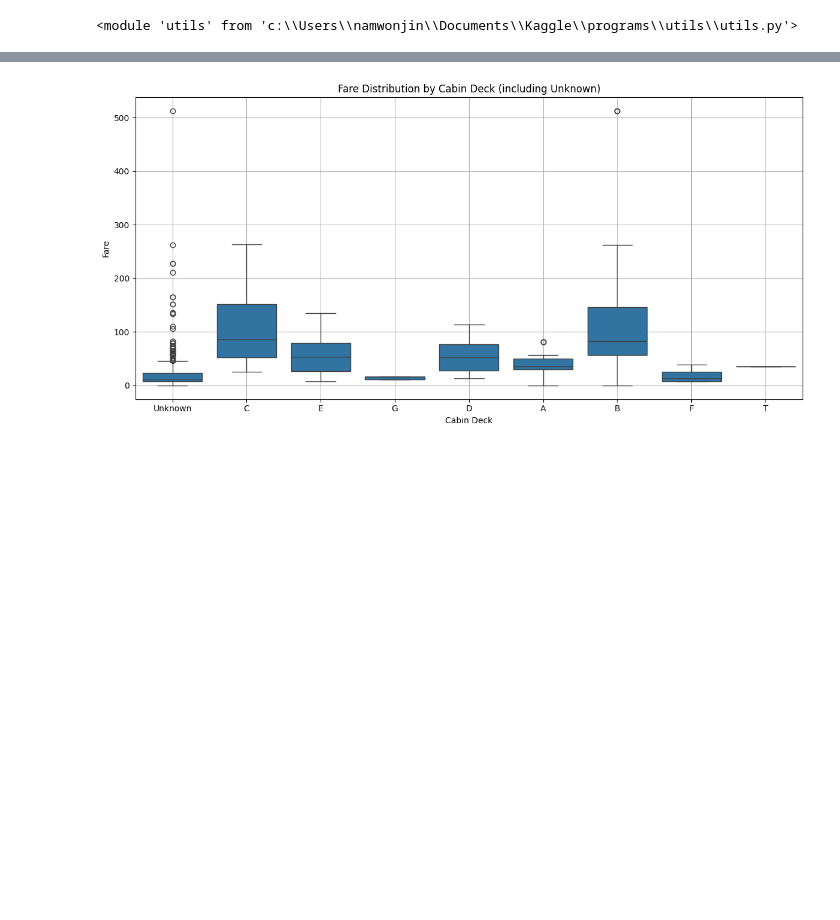
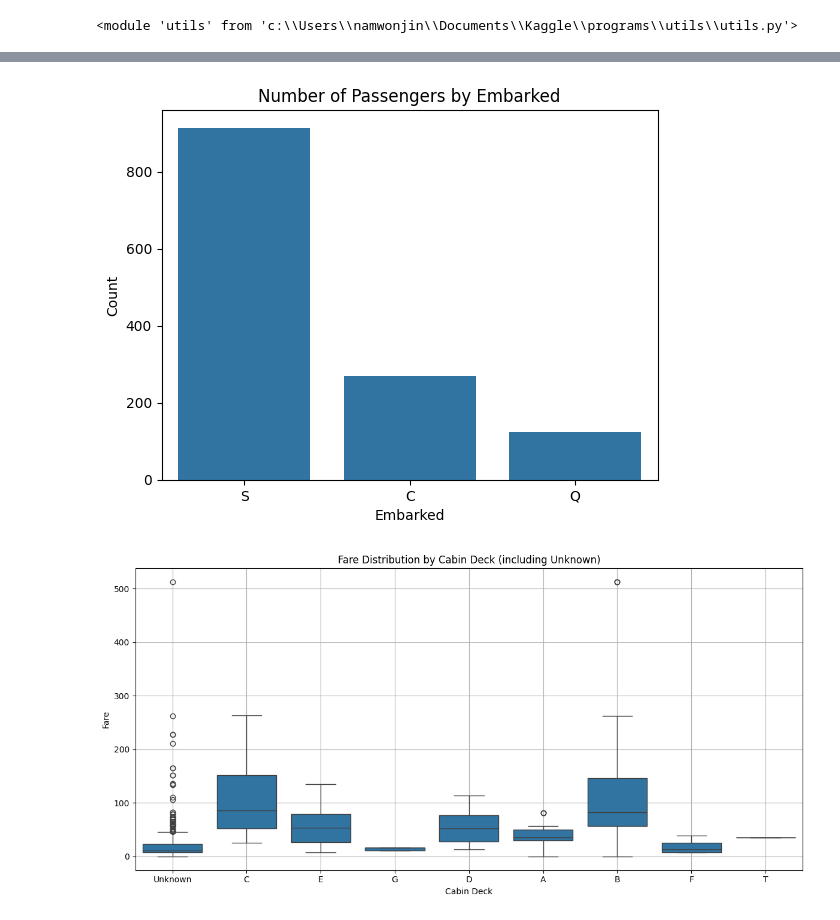
Before and after one commit to seiless/Kaggle, a Jupyter notebook: titanic/titanic.ipynb, the cells around one changed output, grey strips where cells are left out. Saved outputs shown, nothing was run; the diff lists cells and outputs as text; code cells hidden in the pictures; blank space fills up the shorter version.

```diff
--- a/programs/titanic/titanic.ipynb
+++ b/titanic/titanic.ipynb
@@ -106,3 +93,13 @@ Name: Cabin, dtype: int64
+# %%
+sns.countplot(x='Embarked', data=datamart)
+
+plt.title("Number of Passengers by Embarked")
+plt.ylabel("Count")
+plt.xlabel("Embarked")
+plt.show()
+# Most people embarked from S.
+# %% [output]
+[figure, added]
 # %%
 # Since the Cabin column has too many missing values and
 # is difficult to predict reliably based on fare,
```
Also changed, not shown: parts of 18 cells of this notebook, 10 other files.
